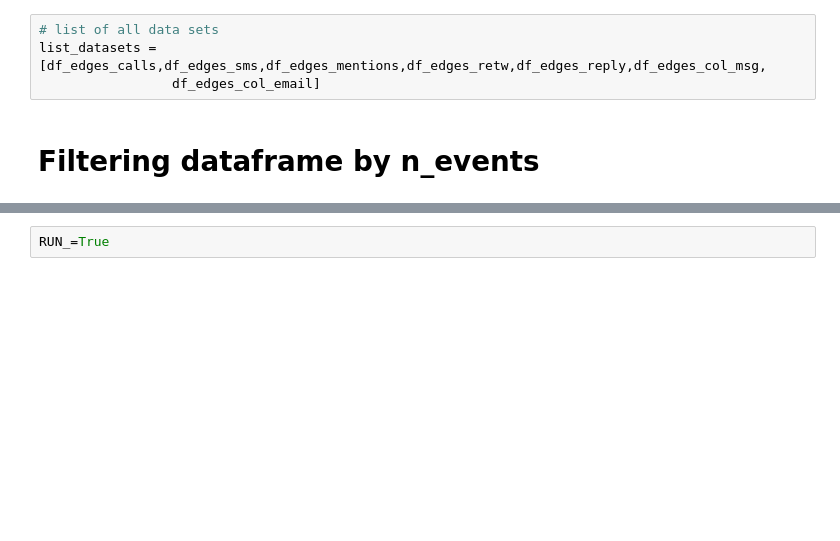
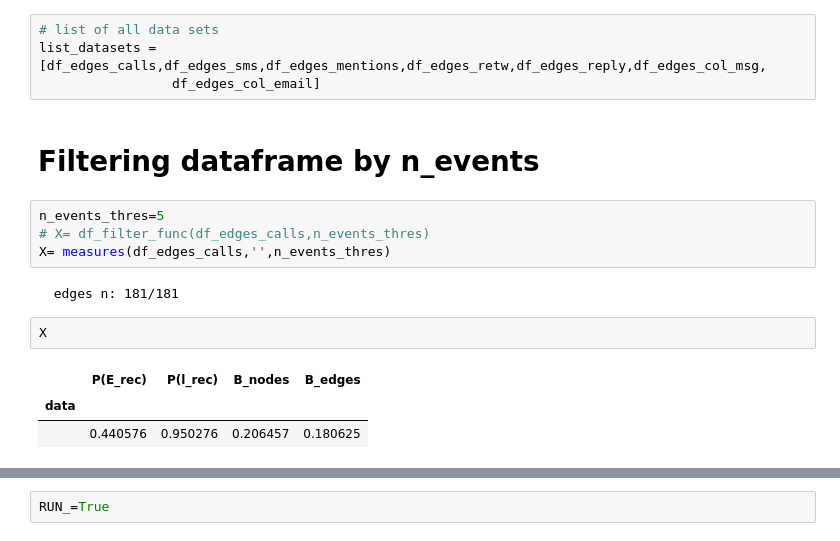
Before and after one commit to dynamicalsystemsceu/codes, a Jupyter notebook: 1.Preprocessing.ipynb, the cells around one changed output, grey strips where cells are left out. Drawn from its saved outputs; the diff is of its cells as text; blank space fills up the shorter version.

```diff
--- a/1.Preprocessing.ipynb
+++ b/1.Preprocessing.ipynb
@@ -189,3 +189,15 @@ list_datasets = [df_edges_calls,df_edges_sms,df_edges_mentions,df_edges_retw,df_
                  df_edges_col_email]
 # %% [markdown]
 # Filtering dataframe by n_events
+# %%
+n_events_thres=5
+# X= df_filter_func(df_edges_calls,n_events_thres)
+X= measures(df_edges_calls,'',n_events_thres)
+# %% [output]
+  edges n: 181/181
+# %%
+X
+# %% [output]
+|  | P(E_rec) | P(l_rec) | B_nodes | B_edges |
+| data |  |  |  |  |
+|  | 0.440576 | 0.950276 | 0.206457 | 0.180625 |
```
Also changed, not shown: parts of 1 cell of this notebook, 2 other files.
